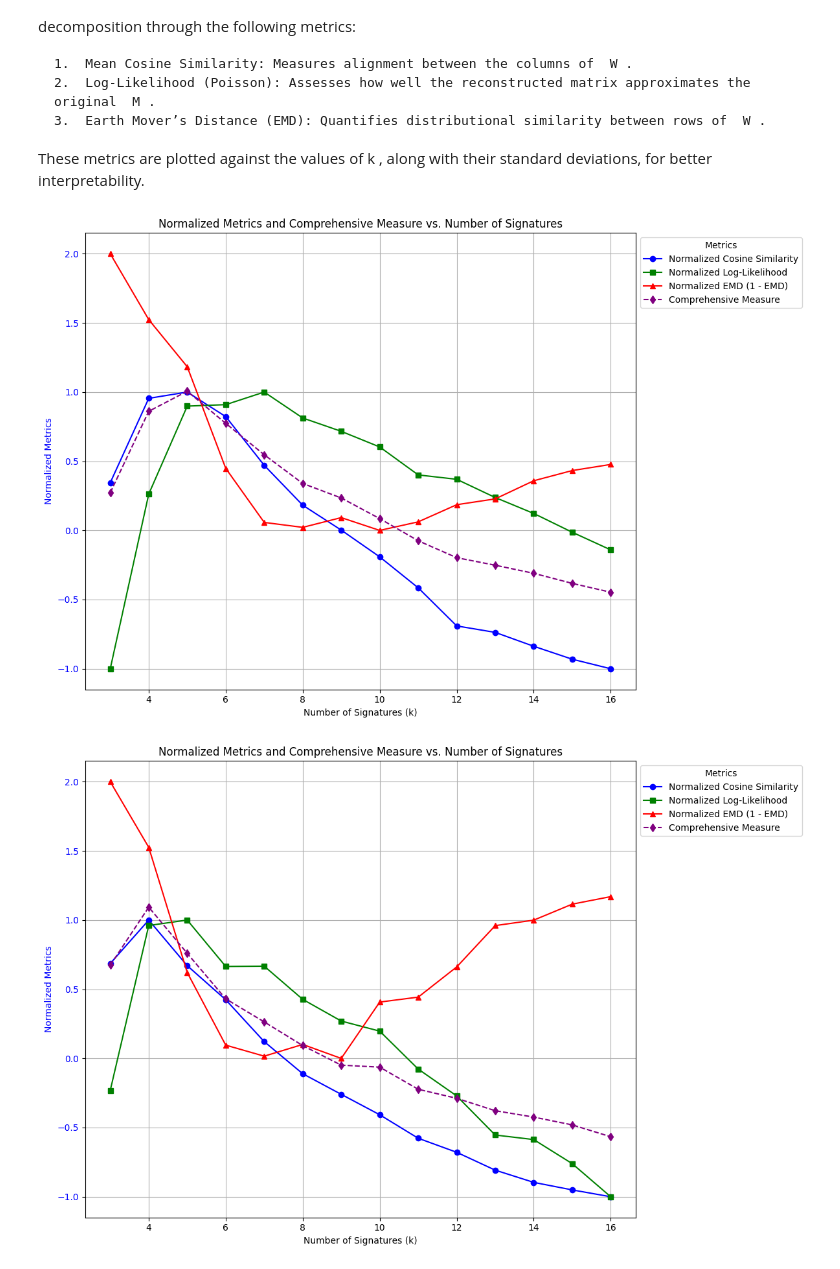
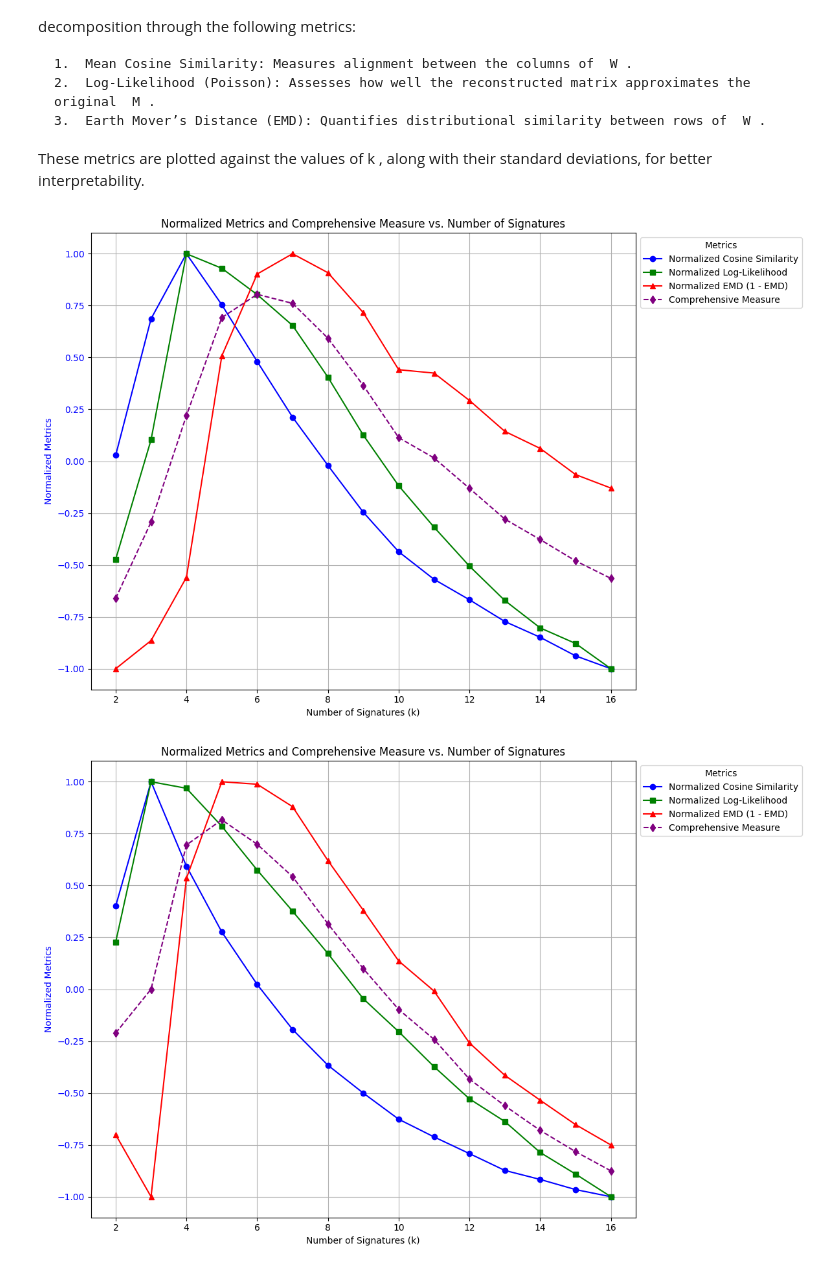
Before and after one commit to Jolijn2020/Mutational_Signatures, a Jupyter notebook: kextraction.ipynb, the cells around one changed output. Drawn from its saved outputs; the diff is of its cells as text; code cells hidden in the pictures.

```diff
--- a/kextraction.ipynb
+++ b/kextraction.ipynb
@@ -101,11 +101,11 @@ def perform_matrix_analysis_combined_plot(M_path, decomposed_matrices_folder, it
     ks = list(mean_cosine_similarities.keys())
     normalized_cosine = normalize([mean_cosine_similarities[k] for k in ks])
     normalized_log_likelihood = normalize([mean_log_likelihoods[k] for k in ks])
-    normalized_emd = normalize([mean_emd_values[k] for k in ks])
+    normalized_emd = np.ones(len(ks)) -  normalize([mean_emd_values[k] for k in ks])
 
     # Compute comprehensive measure as a weighted sum
     comprehensive_measure = [
-        0.5 * cosine + 0.3 * log_likelihood + 0.2 * (1 - emd)  # Assuming weights for each metric
+        0.15 * cosine + 0.35 * log_likelihood + 0.5 * (1 - emd)  # Assuming weights for each metric
         for cosine, log_likelihood, emd in zip(normalized_cosine, normalized_log_likelihood, normalized_emd)
     ]
 
@@ -137,9 +137,9 @@ def perform_matrix_analysis_combined_plot(M_path, decomposed_matrices_folder, it
 # %%
 # Run the analysis
 for i in range(1, 6):
     M_path = f'simulated_data/experiment_noise_1/data_v{i}_GRCh37_4_6_7a_9_18.csv'
-    decomposed_matrices_folder = f'signature_matrices_passing_v{i}'
+    decomposed_matrices_folder = f'outputs/signature_matrices_passing_v{i}_exp2'
     perform_matrix_analysis_combined_plot(M_path, decomposed_matrices_folder, iterations=300, k_values=range(2, 17), verbose=False)
 # %% [output]
-[figure, old version]
+[figure, new version]
-[figure, old version]
+[figure, new version]
```
Also changed, not shown: parts of 3 cells of this notebook, 1 other file.
